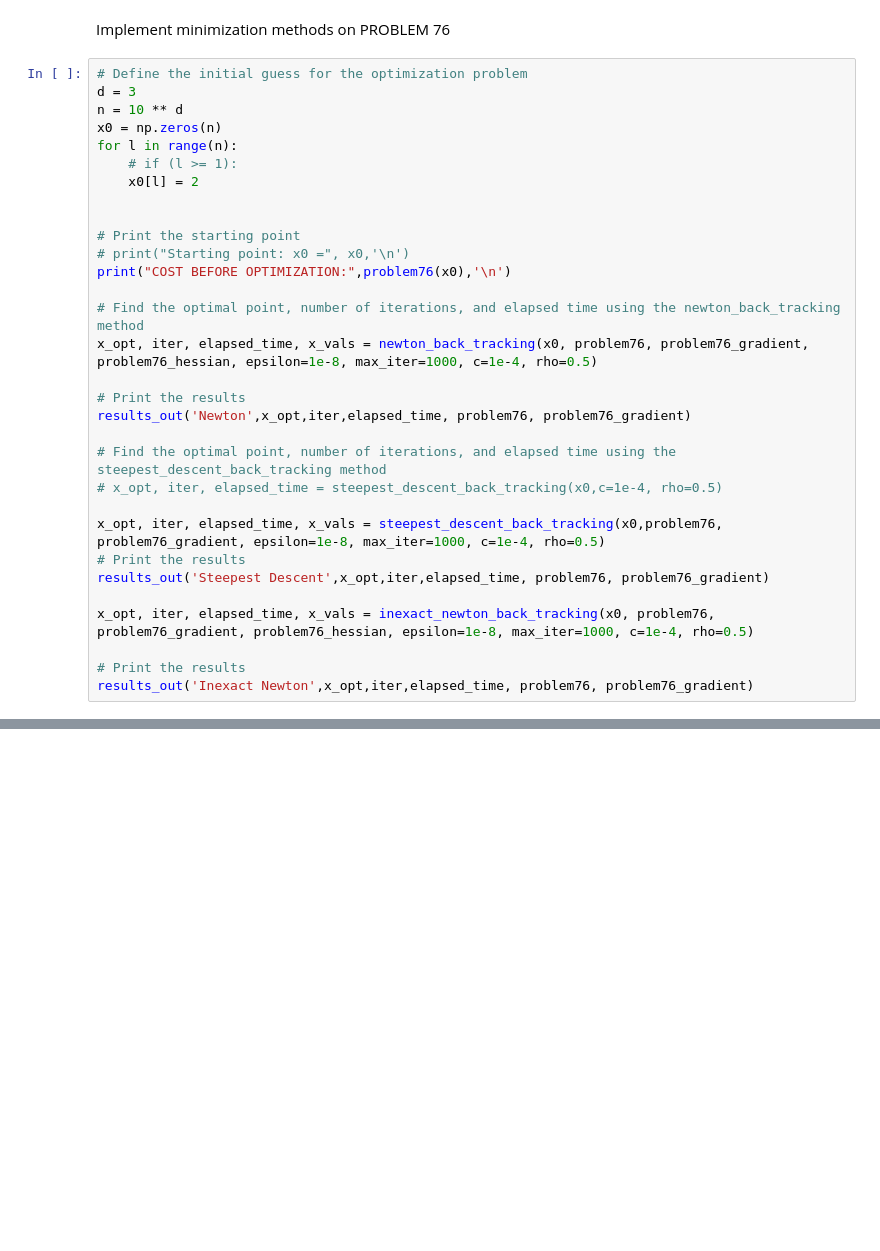
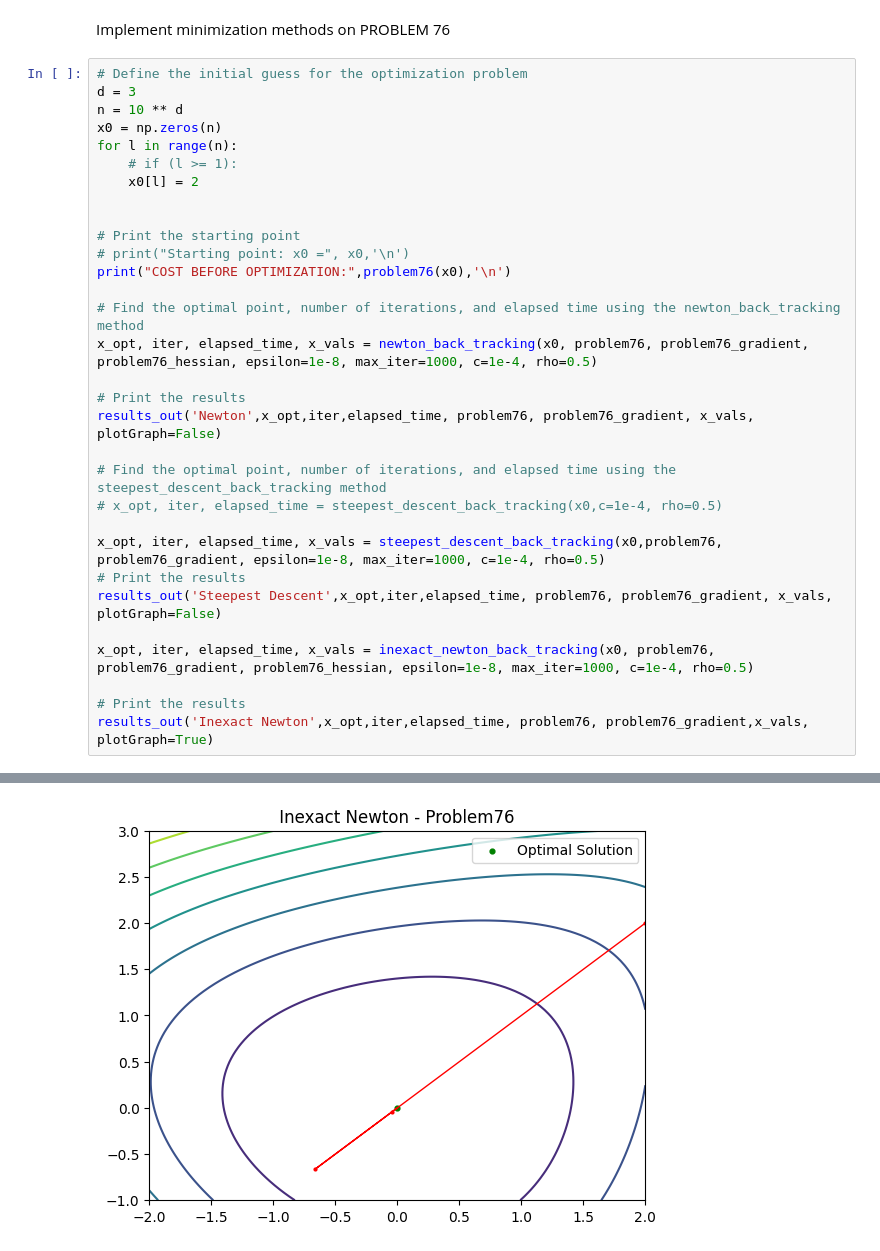
Before and after one commit to codeowlers/unconstrained-optimzation, a Jupyter notebook: main-script.ipynb, the cells around one changed output, grey strips where cells are left out. Cells and saved outputs as stored; diff of their text form; blank space fills up the shorter version.

```diff
--- a/main-script.ipynb
+++ b/main-script.ipynb
@@ -156,16 +227,17 @@ print("COST BEFORE OPTIMIZATION:",problem76(x0),'\n')
 x_opt, iter, elapsed_time, x_vals = newton_back_tracking(x0, problem76, problem76_gradient, problem76_hessian, epsilon=1e-8, max_iter=1000, c=1e-4, rho=0.5)
 
 # Print the results
-results_out('Newton',x_opt,iter,elapsed_time, problem76, problem76_gradient)
+results_out('Newton',x_opt,iter,elapsed_time, problem76, problem76_gradient, x_vals, plotGraph=False)
 
 # Find the optimal point, number of iterations, and elapsed time using the steepest_descent_back_tracking method
 # x_opt, iter, elapsed_time = steepest_descent_back_tracking(x0,c=1e-4, rho=0.5)
 
 x_opt, iter, elapsed_time, x_vals = steepest_descent_back_tracking(x0,problem76, problem76_gradient, epsilon=1e-8, max_iter=1000, c=1e-4, rho=0.5)
 # Print the results
-results_out('Steepest Descent',x_opt,iter,elapsed_time, problem76, problem76_gradient)
+results_out('Steepest Descent',x_opt,iter,elapsed_time, problem76, problem76_gradient, x_vals, plotGraph=False)
 
 x_opt, iter, elapsed_time, x_vals = inexact_newton_back_tracking(x0, problem76, problem76_gradient, problem76_hessian, epsilon=1e-8, max_iter=1000, c=1e-4, rho=0.5)
 
 # Print the results
-results_out('Inexact Newton',x_opt,iter,elapsed_time, problem76, problem76_gradient)
+results_out('Inexact Newton',x_opt,iter,elapsed_time, problem76, problem76_gradient,x_vals, plotGraph=True)
+# %% [output]
@@ -171,0 +261 @@ results_out('Inexact Newton',x_opt,iter,elapsed_time, problem76, problem76_gradi
+[figure, added]
```
Also changed, not shown: parts of 5 cells of this notebook, 3 other files.
